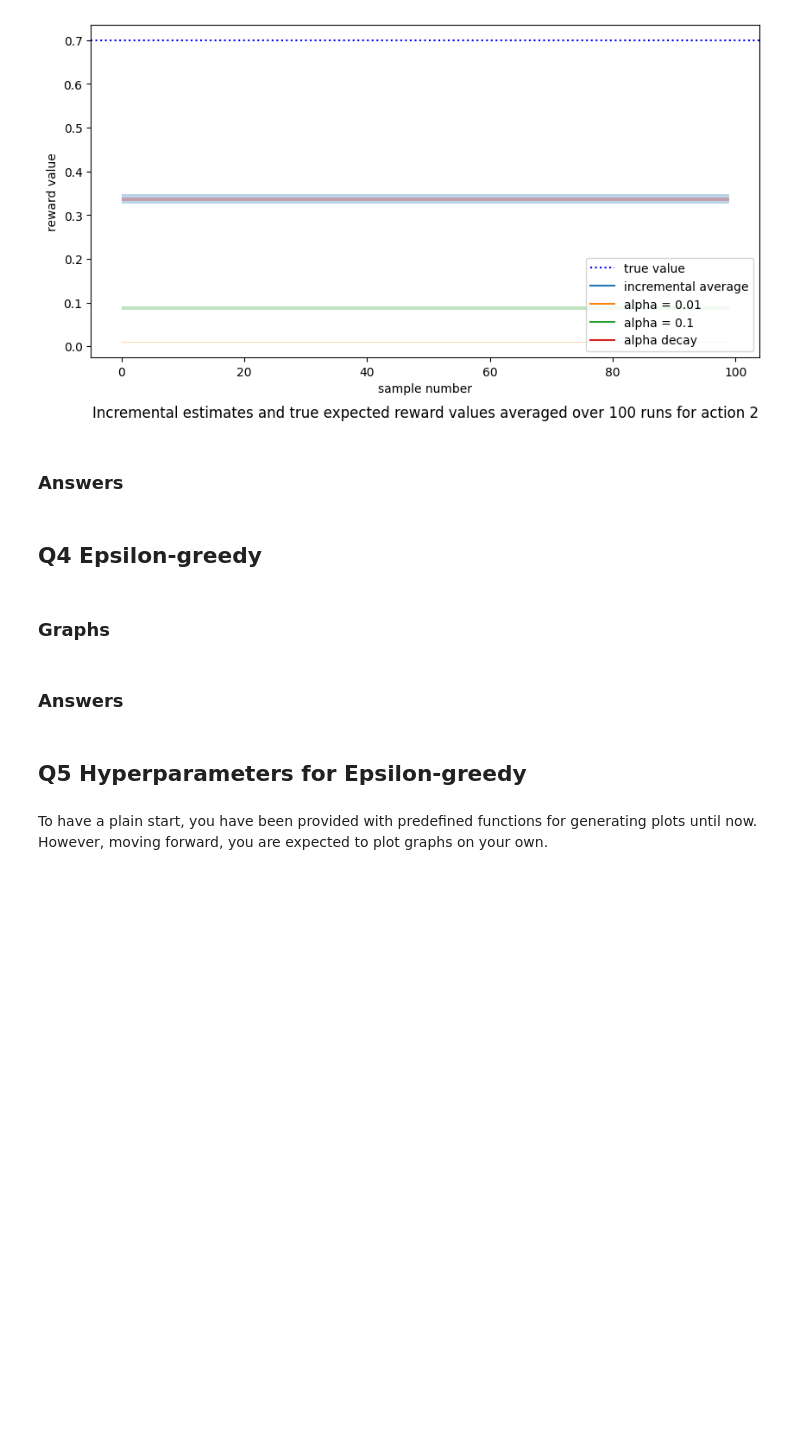
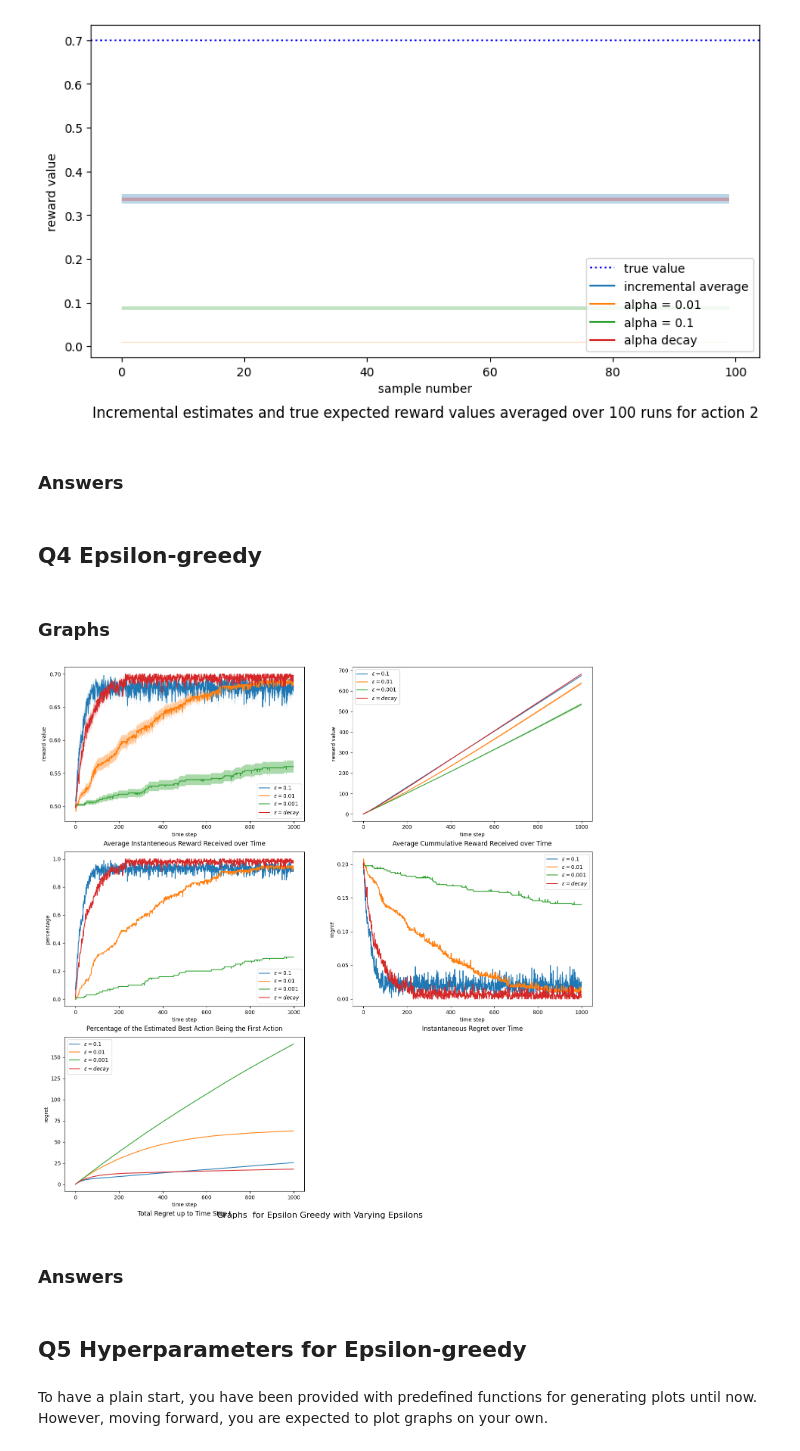
Before and after one commit to ma-nadeau/BanditAlgorithms, a Jupyter notebook: COMP579_Assignment1_sample_code.ipynb, the cells around one changed output. Saved outputs shown, nothing was run; the diff lists cells and outputs as text; code cells hidden in the pictures; blank space fills up the shorter version.

```diff
--- a/COMP579_Assignment1_sample_code.ipynb
+++ b/COMP579_Assignment1_sample_code.ipynb
@@ -379,8 +386,8 @@ def epsilon_greedy(bandit, epsilon, alpha = None, num_time_step = 1000, epsilon_
 ### Graphs
 # %%
 #TODO:
-epsilons = []
-decaying_epsilon_params = {'epsilon_0': , 'lambda_': }  # Decaying epsilon parameters
+epsilons = [0.1, 0.01, 0.001]
+decaying_epsilon_params = {'epsilon_0':  0.05, 'lambda_':0.001 }  # Decaying epsilon parameters
 
 fig, axs = plt.subplots(nrows=3, ncols=2, figsize=(18, 18))
 
@@ -460,33 +467,35 @@ for epsilon in epsilons + ["decay"]:
   axs[1,0].set_xlabel("time step")
   axs[1,0].set_ylabel("percentage")
   axs[1,0].set_title("Percentage of the Estimated Best Action Being the First Action", y=-0.18)
 
   #plot the mean instantaneous regret over time
 
   l_over_t_runs_avgs = np.mean(l_over_t_runs, axis=0)
   axs[1,1].plot(l_over_t_runs_avgs, label = r"$\epsilon = %s$" %epsilon)
 
   axs[1,1].legend()
   axs[1,1].set_xlabel("time step")
   axs[1,1].set_ylabel("regret")
   axs[1,1].set_title("Instantaneous Regret over Time", y=-0.18)
 
   #plot the total regret over time
 
   total_l_over_t_runs_avgs = np.mean(total_l_over_t_runs, axis=0)
   axs[2,0].plot(total_l_over_t_runs_avgs, label = r"$\epsilon = %s$" %epsilon)
 
   axs[2,0].legend()
   axs[2,0].set_xlabel("time step")
   axs[2,0].set_ylabel("regret")
   axs[2,0].set_title("Total Regret up to Time Step t", y=-0.18)
 
 axs[-1, -1].axis('off')
 
 title = r'Graphs  for Epsilon Greedy with Varying Epsilons'
 fig.suptitle(title, fontsize=16, y=0.08)
 
 plt.show()
+# %% [output]
+[figure, added]
 # %% [markdown]
 ### Answers
 # %% [markdown]
```
Also changed, not shown: parts of 4 cells of this notebook.
